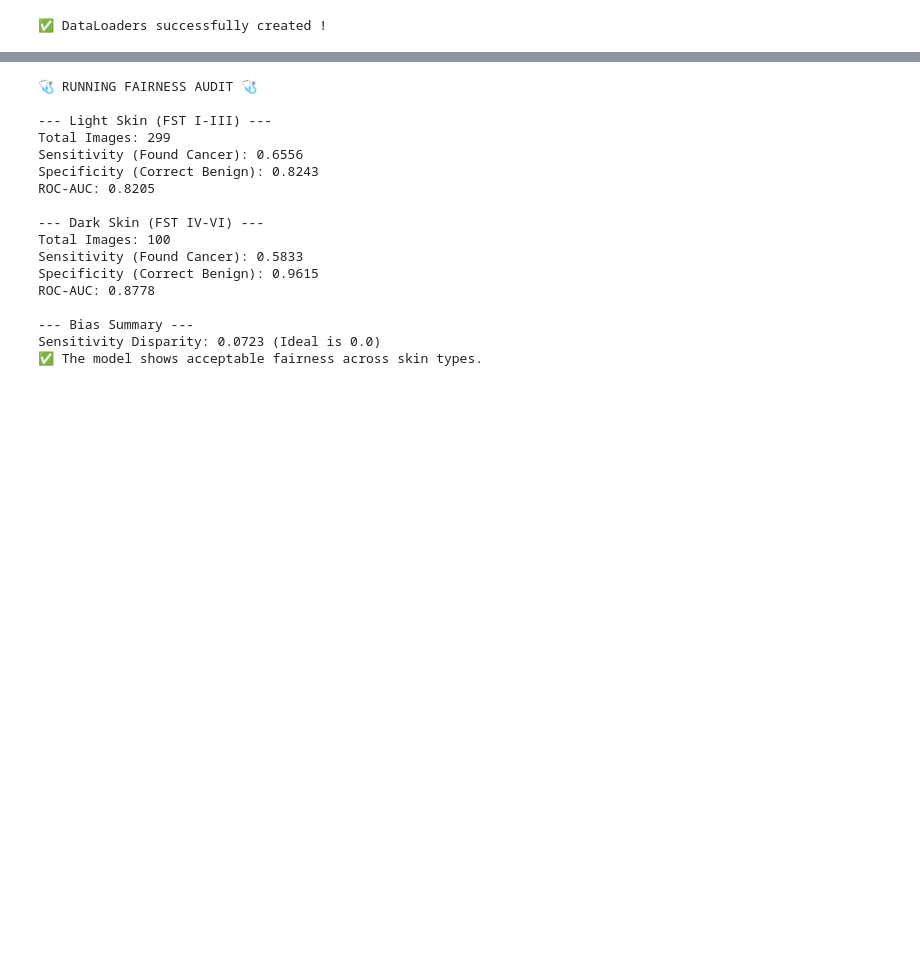
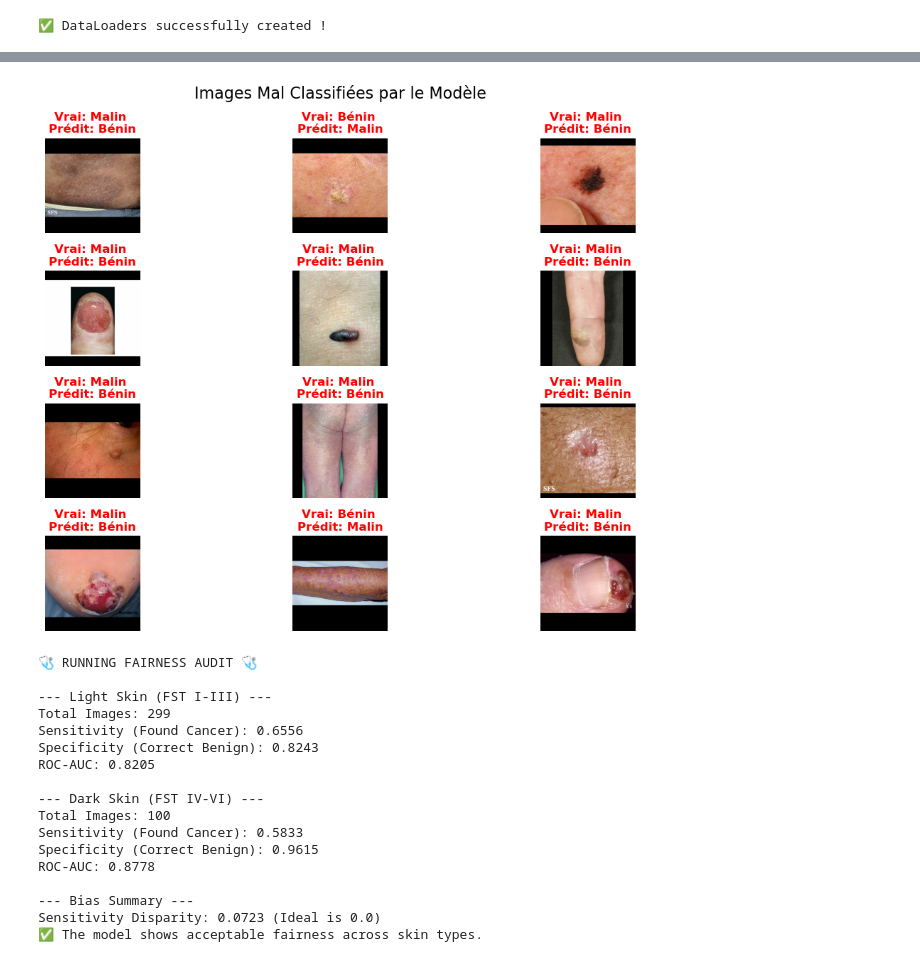
Before and after one commit to Kryx13/BIO_52101_EP_imagerie_biologique, a Jupyter notebook: Dataset_processing.ipynb, the cells around one changed output, grey strips where cells are left out. Cells and saved outputs as stored; diff of their text form; code cells hidden in the pictures; blank space fills up the shorter version.

```diff
--- a/Dataset_processing.ipynb
+++ b/Dataset_processing.ipynb
@@ -283,28 +275,2 @@ print("✅ DataLoaders successfully created !")
 # %% [output]
 ✅ DataLoaders successfully created !
-# %%
-# 1. Load the Pre-trained ResNet50
-# We use IMAGENET1K_V2 (or DEFAULT) which are the best pre-trained weights
-weights = models.ResNet50_Weights.DEFAULT
-model = models.resnet50(weights=weights)
-
-# 2. Modify the Final Layer (The "Head")
-# ResNet50 originally outputs 1000 classes for ImageNet.
-# We replace the final Fully Connected (fc) layer.
-num_features = model.fc.in_features
-model.fc = nn.Linear(num_features, 1) # 1 output for Binary Classification
-
-# 3. Move model to GPU if available
-device = torch.device("cuda" if torch.cuda.is_available() else "cpu")
-model = model.to(device)
-print(f"Model loaded and moved to: {device}")
-
-# 4. Define Loss Function and Optimizer
-# BCEWithLogitsLoss combines a Sigmoid layer and the BCELoss in one single class.
-# It is much more numerically stable than using a plain Sigmoid followed by BCELoss.
-criterion = nn.BCEWithLogitsLoss()
-
-# Adam optimizer with a small learning rate (since we are fine-tuning)
-optimizer = torch.optim.Adam(model.parameters(), lr=1e-3)
-
-print("Architecture, Loss, and Optimizer are ready!")
@@ -463,3 +584,8 @@ ROC-AUC Score: 0.8345 (1.0 is perfect, 0.5 is random guessing)
+# %%
+# Exemple of Errors
+show_error(model, test_loader, device, num_images=12)
+# %% [output]
+[figure, added]
 # %%
 def evaluate_subgroup(model, dataloader, device, group_name):
     """Helper function to run inference and return metrics for a specific dataloader."""
```
Also changed, not shown: parts of 13 cells of this notebook.
